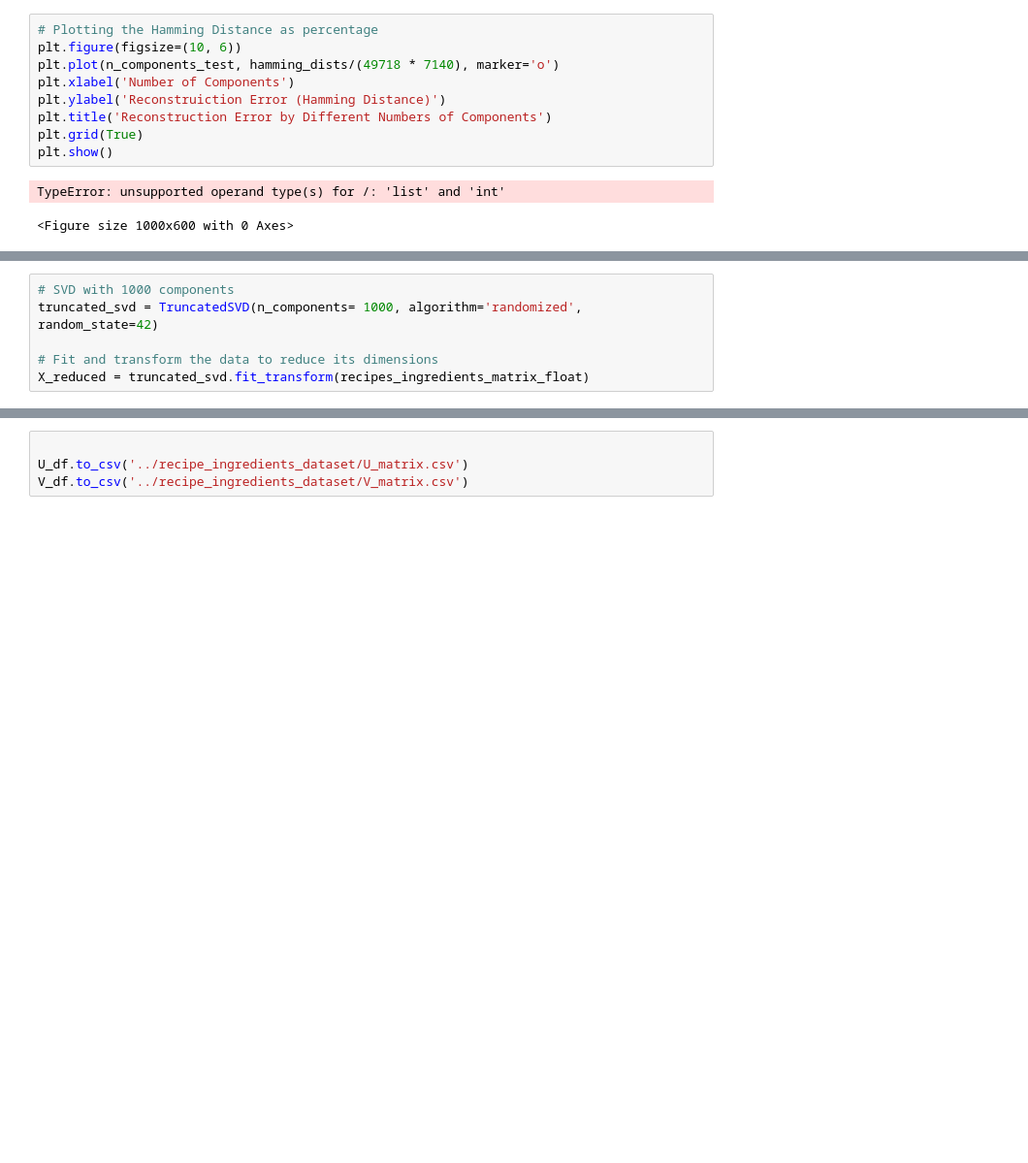
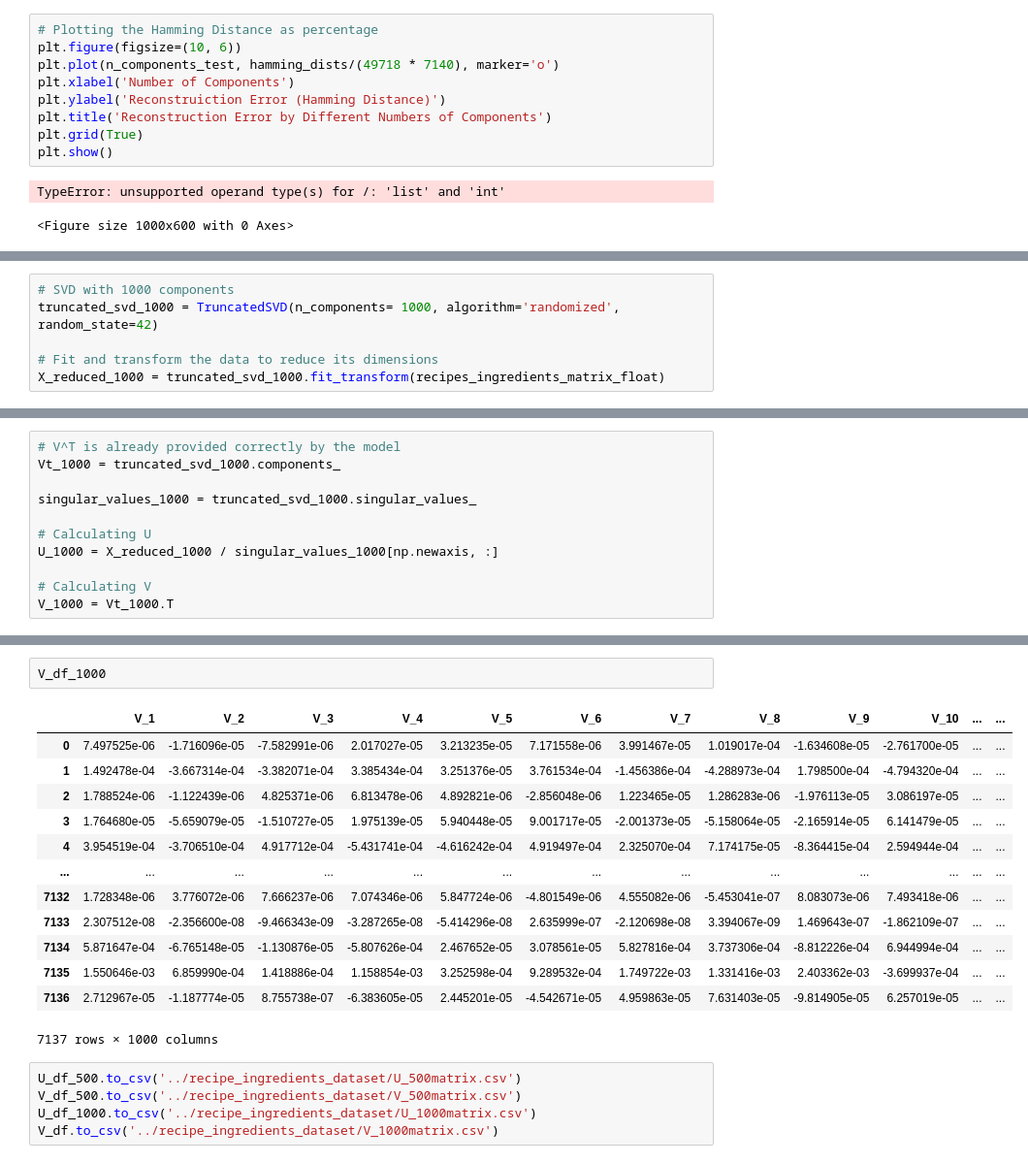
Before and after one commit to Pmalik24/Recipe_recsys, a Jupyter notebook: Code/SVD_Hamming_distance.ipynb, the cells around one changed output, grey strips where cells are left out. Shown at 97% size. Saved outputs shown, nothing was run; the diff lists cells and outputs as text; blank space fills up the shorter version.

```diff
--- a/Code/SVD_Hamming_distance.ipynb
+++ b/Code/SVD_Hamming_distance.ipynb
@@ -72,6 +72,6 @@ hamming_dists
 # %%
 # SVD with 1000 components
-truncated_svd = TruncatedSVD(n_components= 1000, algorithm='randomized', random_state=42)
+truncated_svd_1000 = TruncatedSVD(n_components= 1000, algorithm='randomized', random_state=42)
 
 # Fit and transform the data to reduce its dimensions
-X_reduced = truncated_svd.fit_transform(recipes_ingredients_matrix_float)
+X_reduced_1000 = truncated_svd_1000.fit_transform(recipes_ingredients_matrix_float)
@@ -145,0 +103,11 @@ U.shape
+# %%
+# V^T is already provided correctly by the model
+Vt_1000 = truncated_svd_1000.components_
+
+singular_values_1000 = truncated_svd_1000.singular_values_
+
+# Calculating U
+U_1000 = X_reduced_1000 / singular_values_1000[np.newaxis, :]
+
+# Calculating V
+V_1000 = Vt_1000.T
@@ -229,4 +144,21 @@ combined_data.to_csv('../recipe_ingredients_dataset/SVD_data.csv')
+# %%
+V_df_1000
+# %% [output]
+|  | V_1 | V_2 | V_3 | V_4 | V_5 | V_6 | V_7 | V_8 | V_9 | V_10 | ... | ... |
+| 0 | 7.497525e-06 | -1.716096e-05 | -7.582991e-06 | 2.017027e-05 | 3.213235e-05 | 7.171558e-06 | 3.991467e-05 | 1.019017e-04 | -1.634608e-05 | -2.761700e-05 | ... | ... |
+| 1 | 1.492478e-04 | -3.667314e-04 | -3.382071e-04 | 3.385434e-04 | 3.251376e-05 | 3.761534e-04 | -1.456386e-04 | -4.288973e-04 | 1.798500e-04 | -4.794320e-04 | ... | ... |
+| 2 | 1.788524e-06 | -1.122439e-06 | 4.825371e-06 | 6.813478e-06 | 4.892821e-06 | -2.856048e-06 | 1.223465e-05 | 1.286283e-06 | -1.976113e-05 | 3.086197e-05 | ... | ... |
+| 3 | 1.764680e-05 | -5.659079e-05 | -1.510727e-05 | 1.975139e-05 | 5.940448e-05 | 9.001717e-05 | -2.001373e-05 | -5.158064e-05 | -2.165914e-05 | 6.141479e-05 | ... | ... |
+| 4 | 3.954519e-04 | -3.706510e-04 | 4.917712e-04 | -5.431741e-04 | -4.616242e-04 | 4.919497e-04 | 2.325070e-04 | 7.174175e-05 | -8.364415e-04 | 2.594944e-04 | ... | ... |
+| ... | ... | ... | ... | ... | ... | ... | ... | ... | ... | ... | ... | ... |
+| 7132 | 1.728348e-06 | 3.776072e-06 | 7.666237e-06 | 7.074346e-06 | 5.847724e-06 | -4.801549e-06 | 4.555082e-06 | -5.453041e-07 | 8.083073e-06 | 7.493418e-06 | ... | ... |
+| 7133 | 2.307512e-08 | -2.356600e-08 | -9.466343e-09 | -3.287265e-08 | -5.414296e-08 | 2.635999e-07 | -2.120698e-08 | 3.394067e-09 | 1.469643e-07 | -1.862109e-07 | ... | ... |
+| 7134 | 5.871647e-04 | -6.765148e-05 | -1.130876e-05 | -5.807626e-04 | 2.467652e-05 | 3.078561e-05 | 5.827816e-04 | 3.737306e-04 | -8.812226e-04 | 6.944994e-04 | ... | ... |
+| 7135 | 1.550646e-03 | 6.859990e-04 | 1.418886e-04 | 1.158854e-03 | 3.252598e-04 | 9.289532e-04 | 1.749722e-03 | 1.331416e-03 | 2.403362e-03 | -3.699937e-04 | ... | ... |
+| 7136 | 2.712967e-05 | -1.187774e-05 | 8.755738e-07 | -6.383605e-05 | 2.445201e-05 | -4.542671e-05 | 4.959863e-05 | 7.631403e-05 | -9.814905e-05 | 6.257019e-05 | ... | ... |
+7137 rows × 1000 columns
 # %%
-
-U_df.to_csv('../recipe_ingredients_dataset/U_matrix.csv')
-V_df.to_csv('../recipe_ingredients_dataset/V_matrix.csv')
+U_df_500.to_csv('../recipe_ingredients_dataset/U_500matrix.csv')
+V_df_500.to_csv('../recipe_ingredients_dataset/V_500matrix.csv')
+U_df_1000.to_csv('../recipe_ingredients_dataset/U_1000matrix.csv')
+V_df.to_csv('../recipe_ingredients_dataset/V_1000matrix.csv')
```
Also changed, not shown: parts of 21 cells of this notebook, 1 other file.
